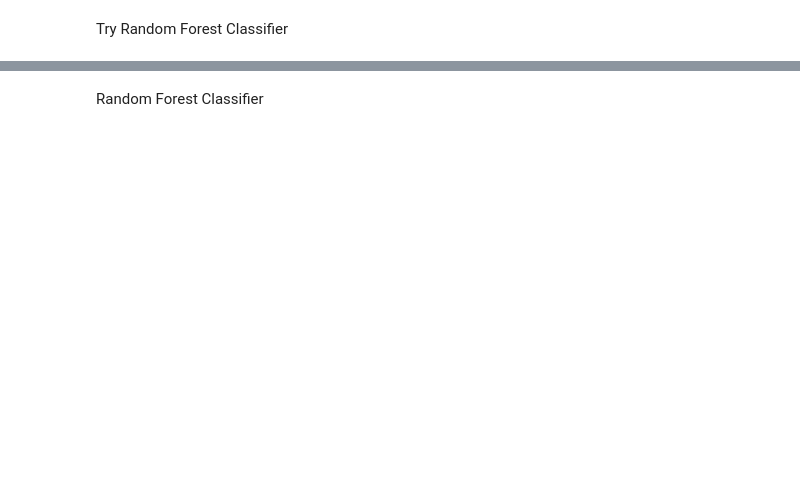
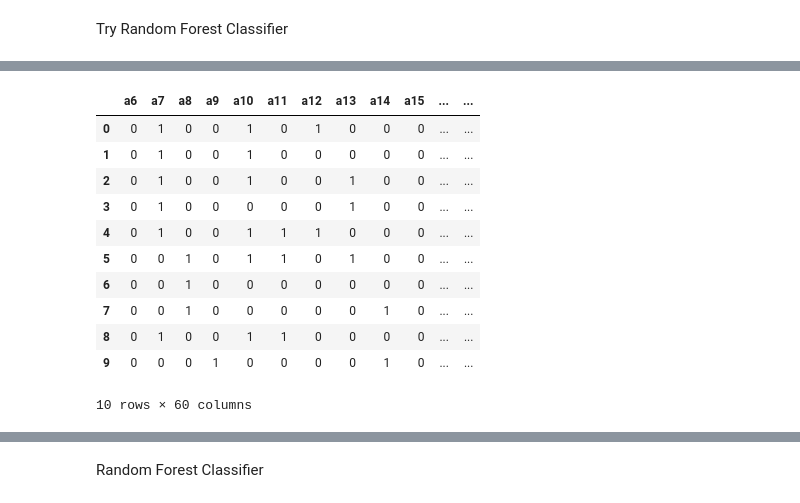
Before and after one commit to mandymccabe/Final_Project, a Jupyter notebook: FinalProjectMachineLearning.ipynb, the cells around one changed output, grey strips where cells are left out. Saved outputs shown, nothing was run; the diff lists cells and outputs as text; code cells hidden in the pictures; blank space fills up the shorter version.

```diff
--- a/FinalProjectMachineLearning.ipynb
+++ b/FinalProjectMachineLearning.ipynb
@@ -184,5 +406,5 @@ PoliticalnumViews.head()
 # %%
 #create dummy variables for multiclass predictor
-PoliticalnumViews = pd.get_dummies(PoliticalnumViews["political_views"])
-#PoliticalViews = PoliticalViews.drop(["Very 3"], axis=1)
-PoliticalnumViews.head(10)
+PoliticaldumViews = pd.get_dummies(PoliticalnumViews['political_views'])
+#where is the respondentid?
+PoliticaldumViews.head(10)
@@ -188,0 +423,4 @@ PoliticalnumViews.head(10)
+# %%
+PoliticalnumViews = pd.concat([PoliticalnumViews, PoliticaldumViews], axis=1)
+PoliticalnumViews = PoliticalnumViews.drop(['political_views'], axis=1)
+PoliticalnumViews.head()
@@ -189,3 +434,3 @@ PoliticalnumViews.head(10)
 # %%
-df3 = df2.drop(["A1", "A2", "A3", "A4", "A5"], axis=1)
+df3 = df.drop(["a1", "a2", "a3", "a4", "a5"], axis=1)
 df3.head()
@@ -191,0 +445,3 @@ df3.head()
+# %%
+df3 = pd.merge(df3, PoliticalnumViews, how='outer', left_on=["respondentid"], right_on=["respondentid"])
+df3.head(10)
@@ -192,8 +461,20 @@ df3.head()
 # %%
-df3 = pd.merge(df3, PoliticalnumViews, how='outer', left_on=["RespondentID"], right_on=['respondentid'])
-df3 = pd.merge(df3, PoliticalViews3, how='outer', left_on=["RespondentID"], right_on=['respondentid'])
-df3 = df3.drop(['RespondentID'], axis=1)
+df3 = pd.merge(df3, PoliticalViews3, how='outer', left_on=["respondentid"], right_on=["respondentid"])
+df3 = df3.drop(['respondentid'], axis=1)
 df3.head(10)
+# %% [output]
+|  | a6 | a7 | a8 | a9 | a10 | a11 | a12 | a13 | a14 | a15 | ... | ... |
+| 0 | 0 | 1 | 0 | 0 | 1 | 0 | 1 | 0 | 0 | 0 | ... | ... |
+| 1 | 0 | 1 | 0 | 0 | 1 | 0 | 0 | 0 | 0 | 0 | ... | ... |
+| 2 | 0 | 1 | 0 | 0 | 1 | 0 | 0 | 1 | 0 | 0 | ... | ... |
+| 3 | 0 | 1 | 0 | 0 | 0 | 0 | 0 | 1 | 0 | 0 | ... | ... |
+| 4 | 0 | 1 | 0 | 0 | 1 | 1 | 1 | 0 | 0 | 0 | ... | ... |
+| 5 | 0 | 0 | 1 | 0 | 1 | 1 | 0 | 1 | 0 | 0 | ... | ... |
+| 6 | 0 | 0 | 1 | 0 | 0 | 0 | 0 | 0 | 0 | 0 | ... | ... |
+| 7 | 0 | 0 | 1 | 0 | 0 | 0 | 0 | 0 | 1 | 0 | ... | ... |
+| 8 | 0 | 1 | 0 | 0 | 1 | 1 | 0 | 0 | 0 | 0 | ... | ... |
+| 9 | 0 | 0 | 0 | 1 | 0 | 0 | 0 | 0 | 1 | 0 | ... | ... |
+10 rows × 60 columns
 # %%
 # set target data  and x values
 X3=df3[list(df3.columns)[:-4]]
```
Also changed, not shown: parts of 43 cells of this notebook.
